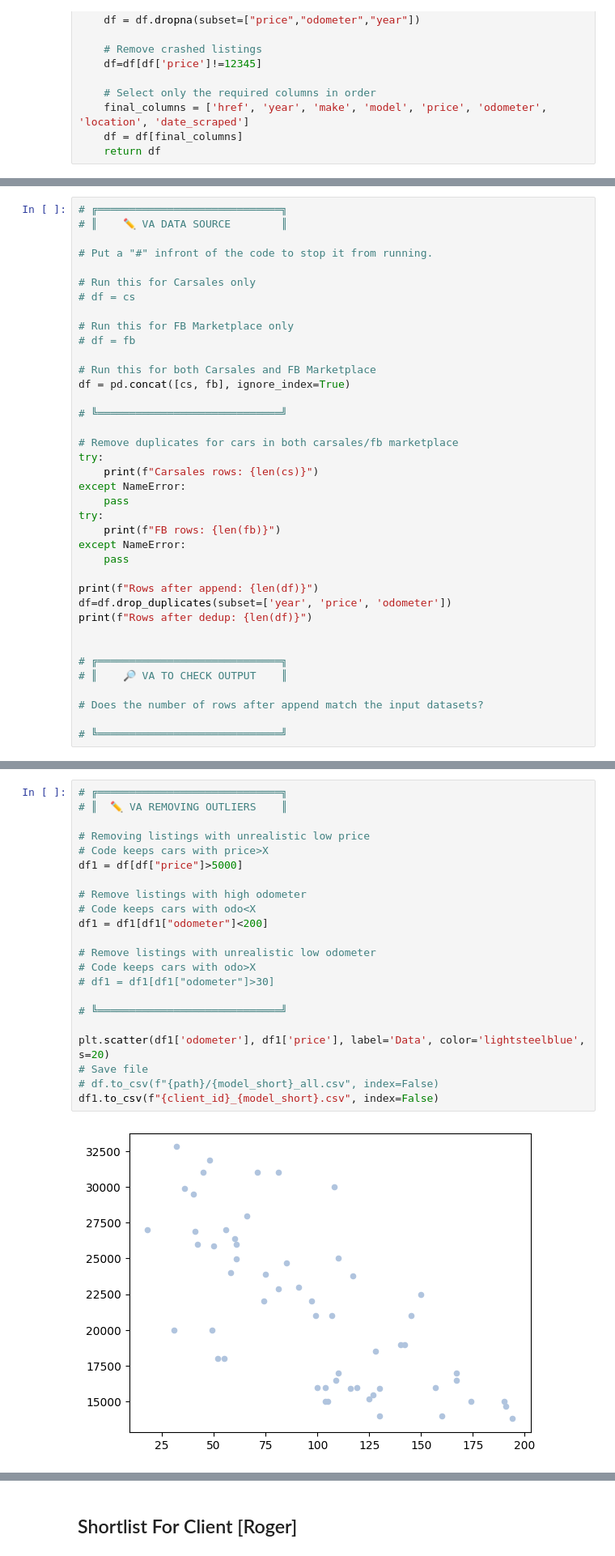
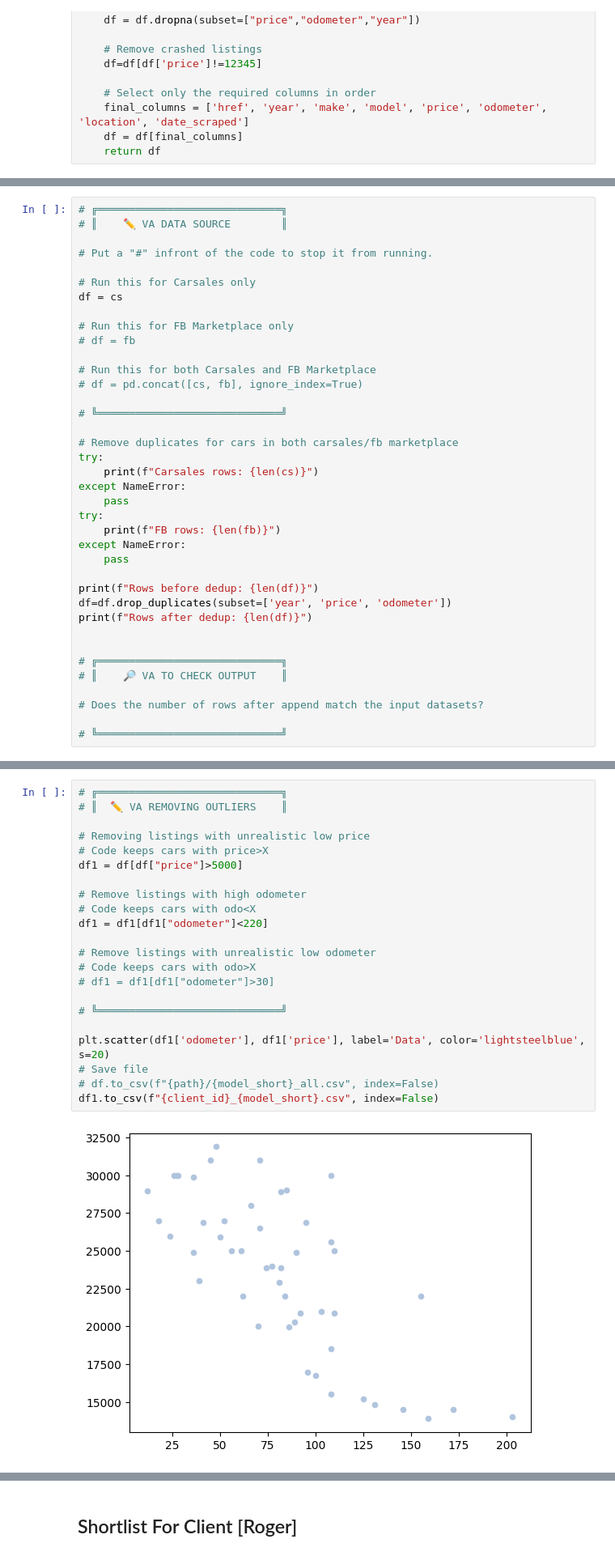
Before and after one commit to imrogerjiang/market_analysis, a Jupyter notebook: analytics.ipynb, the cells around one changed output, grey strips where cells are left out. Shown: that part at 81% size. Cells and saved outputs as stored; diff of their text form.

```diff
--- a/analytics.ipynb
+++ b/analytics.ipynb
@@ -251,13 +252,13 @@ Rows remaining 52.
 # Put a "#" infront of the code to stop it from running.
 
 # Run this for Carsales only
-# df = cs
+df = cs
 
 # Run this for FB Marketplace only
 # df = fb
 
 # Run this for both Carsales and FB Marketplace
-df = pd.concat([cs, fb], ignore_index=True)
+# df = pd.concat([cs, fb], ignore_index=True)
 
 # ╚═════════════════════════════╝
 
@@ -271,7 +272,7 @@ try:
 except NameError:
     pass
 
-print(f"Rows after append: {len(df)}")
+print(f"Rows before dedup: {len(df)}")
 df=df.drop_duplicates(subset=['year', 'price', 'odometer'])
 print(f"Rows after dedup: {len(df)}")
 
@@ -295,27 +295,27 @@ plt.scatter(df['odometer'], df['price'], label='Data', color='lightsteelblue', s
 # %%
 # ╔═════════════════════════════╗
 # ║  ✏️ VA REMOVING OUTLIERS    ║
 
 # Removing listings with unrealistic low price
 # Code keeps cars with price>X
 df1 = df[df["price"]>5000]
 
 # Remove listings with high odometer
 # Code keeps cars with odo<X
-df1 = df1[df1["odometer"]<200]
+df1 = df1[df1["odometer"]<220]
 
 # Remove listings with unrealistic low odometer
 # Code keeps cars with odo>X
 # df1 = df1[df1["odometer"]>30]
 
 # ╚═════════════════════════════╝
 
 plt.scatter(df1['odometer'], df1['price'], label='Data', color='lightsteelblue', s=20)
 # Save file
 # df.to_csv(f"{path}/{model_short}_all.csv", index=False)
 df1.to_csv(f"{client_id}_{model_short}.csv", index=False)
 # %% [output]
-[figure, old version]
+[figure, new version]
 # %%
 # 0) Work on a real copy (kills SettingWithCopyWarning)
 df1 = df1.copy()
```
Also changed, not shown: parts of 15 cells of this notebook.
